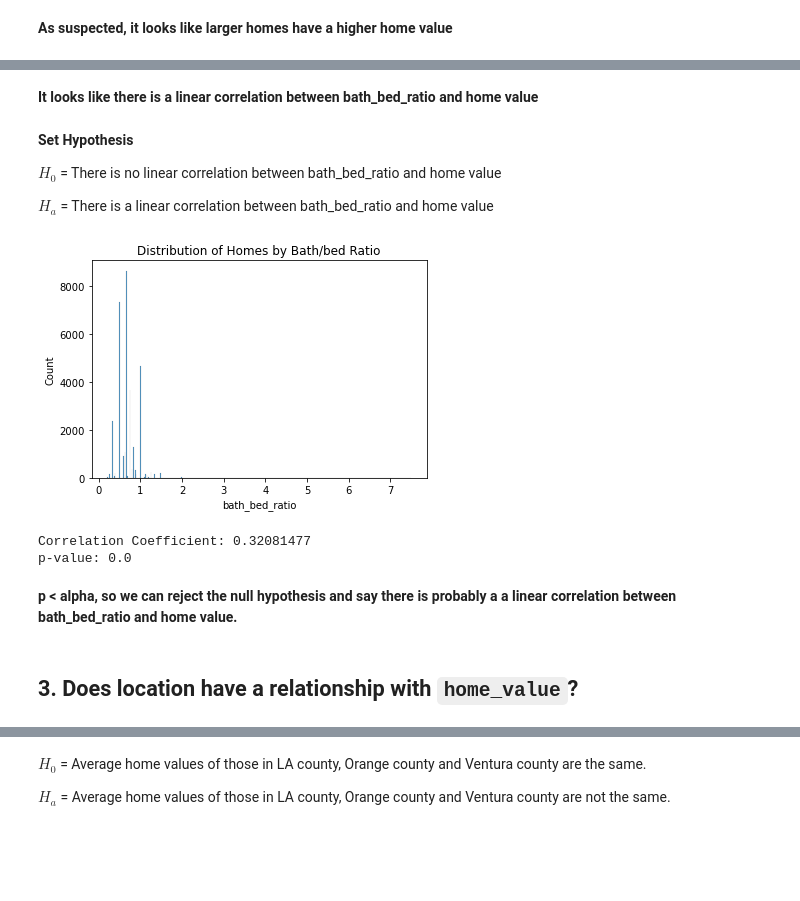
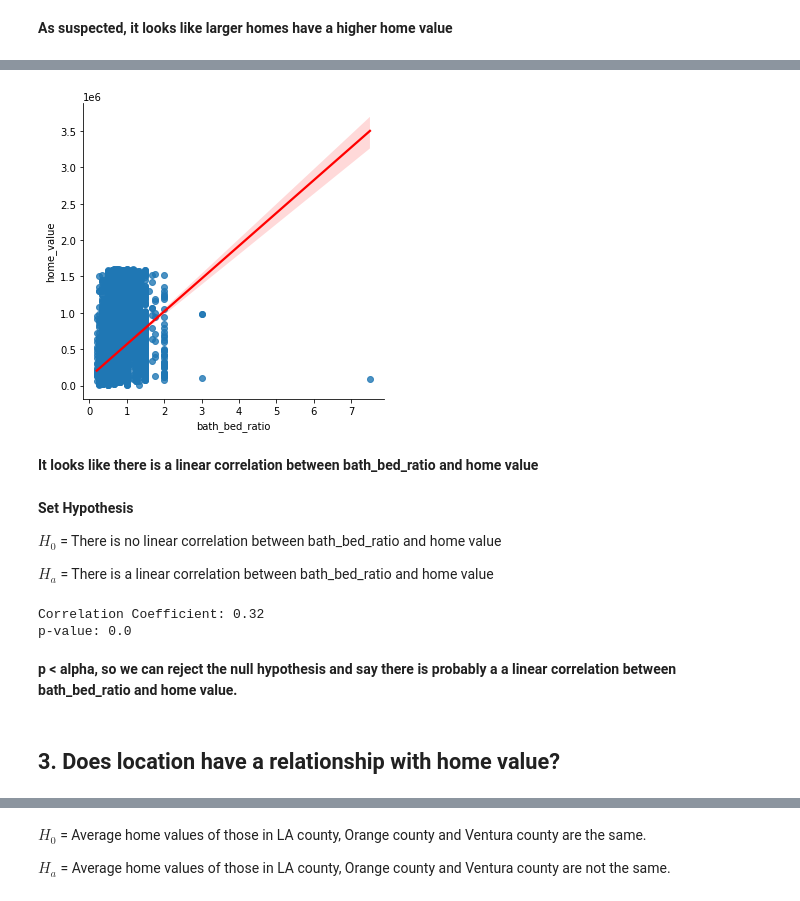
Before and after one commit to markydoug/zillow_project, a Jupyter notebook: report_draft1.ipynb, the cells around one changed output, grey strips where cells are left out. Cells and saved outputs as stored; diff of their text form; code cells hidden in the pictures; blank space fills up the shorter version.

````diff
--- a/report_draft1.ipynb
+++ b/report_draft1.ipynb
@@ -129,28 +127,26 @@ sns.lmplot('bath_bed_ratio', 'home_value', data=train_exp, line_kws={'color':'re
-# %% [markdown]
-**It looks like there is a linear correlation between bath_bed_ratio and home value**
-# %% [markdown]
-**Set Hypothesis**
-
-$H_0$ = There is no linear correlation between bath_bed_ratio and home value
-
-$H_a$ = There is a linear correlation between bath_bed_ratio and home value
-# %%
-sns.histplot(data = train_exp, x = 'bath_bed_ratio')
-plt.title('Distribution of Homes by Bath/bed Ratio')
-plt.show()
-# %% [output]
-[figure, removed]
-# %%
-#run spearman test to see if there is any linear correlation
-corr, p = stats.spearmanr(train_exp.bath_bed_ratio, train_exp.home_value)
-#Running a significance test to determine whether we can reject the null:
-
-#print results
-print(f"Correlation Coefficient: {corr:.8}\np-value: {p:.4}")
-# %% [output]
-Correlation Coefficient: 0.32081477
-p-value: 0.0
-# %% [markdown]
-**p < alpha, so we can reject the null hypothesis and say there is probably a a linear correlation between bath_bed_ratio and home value.**
+# %%
+sns.lmplot('bath_bed_ratio', 'home_value', data=train, line_kws={'color':'red'});
+# %% [output]
+[figure, added]
+# %% [markdown]
+**It looks like there is a linear correlation between bath_bed_ratio and home value**
+# %% [markdown]
+**Set Hypothesis**
+
+$H_0$ = There is no linear correlation between bath_bed_ratio and home value
+
+$H_a$ = There is a linear correlation between bath_bed_ratio and home value
+# %%
+#run spearman test to see if there is any linear correlation
+corr, p = stats.spearmanr(train.bath_bed_ratio, train.home_value)
+#Running a significance test to determine whether we can reject the null:
+
+#print results
+print(f"Correlation Coefficient: {corr:.2}\np-value: {p:.4}")
+# %% [output]
+Correlation Coefficient: 0.32
+p-value: 0.0
+# %% [markdown]
+**p < alpha, so we can reject the null hypothesis and say there is probably a a linear correlation between bath_bed_ratio and home value.**
 # %% [markdown]
-## 3. Does location have a relationship with ```home_value```?
+## 3. Does location have a relationship with home value?
````
Also changed, not shown: parts of 60 cells of this notebook.
